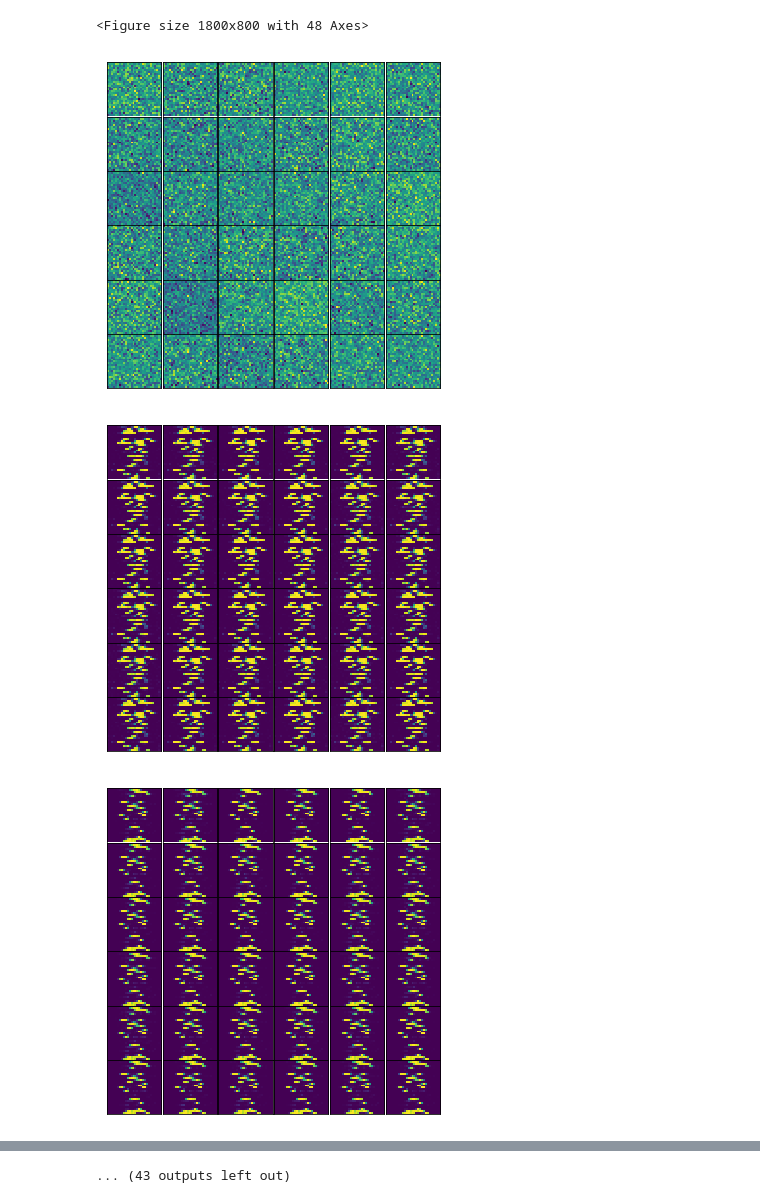
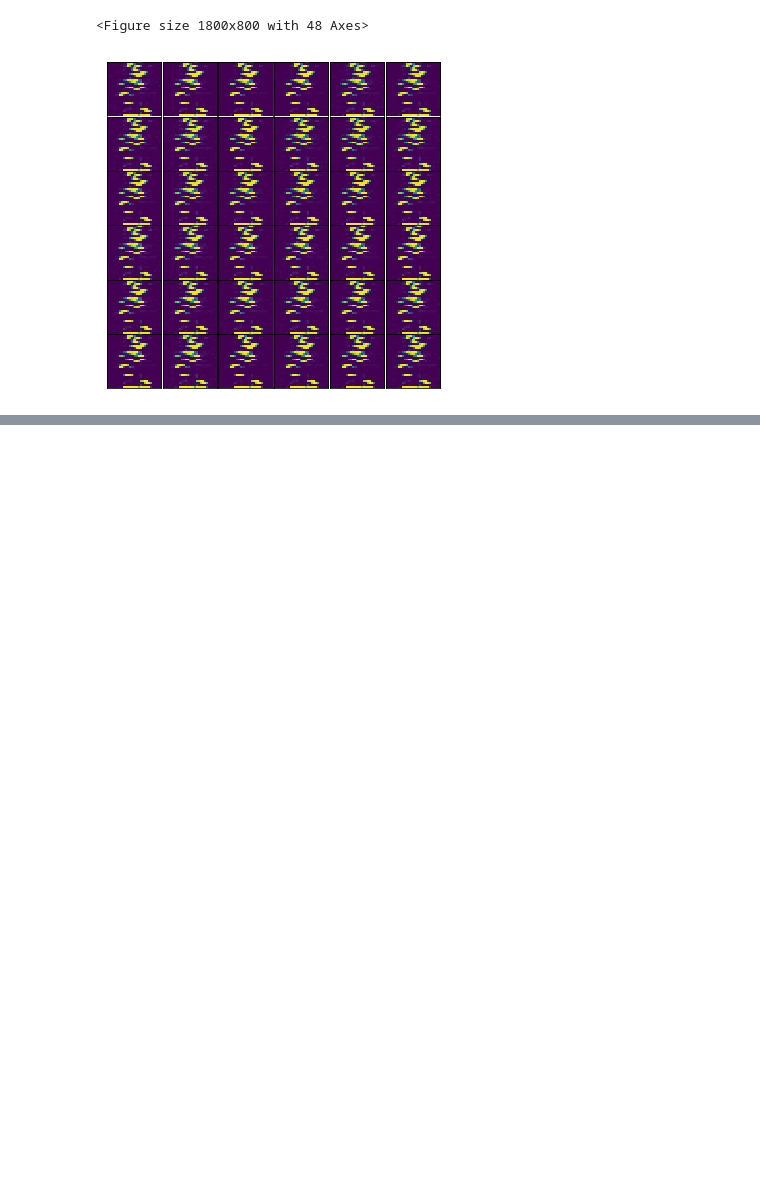
Before and after one commit to settinghead/eager_gan, a Jupyter notebook: testbed.ipynb, the cells around one changed output, grey strips where cells are left out. Drawn from its saved outputs; the diff is of its cells as text; code cells hidden in the pictures; blank space fills up the shorter version.

```diff
--- a/testbed.ipynb
+++ b/testbed.ipynb
@@ -64,7 +64,10 @@ train_dataset = train_dataset.batch(batch_size)
 
 # train_dataset
 # %%
+from IPython.display import clear_output
+
 def display_images(dataset, figsize=(6,6), denomalize=True):
+    clear_output()
     fig, axes = plt.subplots(6, 6, sharex=True, sharey=True, figsize=figsize,)
     for ii, ax in enumerate(axes.flatten()):
         img = dataset[ii,:,:]
@@ -77,7 +80,7 @@ def display_images(dataset, figsize=(6,6), denomalize=True):
     plt.subplots_adjust(wspace=0, hspace=0)
     plt.show()
 # %%
-from tensorflow.keras.layers import Dense, LeakyReLU, Activation, Flatten
+from tensorflow.keras.layers import Dense, LeakyReLU, Activation, Flatten, Dropout
 from tensorflow.keras.models import Sequential
 from tensorflow.nn import leaky_relu, tanh, sigmoid
 z_size = 128
@@ -92,9 +95,18 @@ class Generator(tf.keras.Model):
         super(Generator, self).__init__()
         n_features = z_size
         n_out = 28 * 28
-        self.fc1 = Dense(n_features, activation=leaky_relu)
-        self.fc2 = Dense(n_features * 2, activation=leaky_relu)
-        self.fc3 = Dense(n_features * 4, activation=leaky_relu)
+        self.fc1 = Sequential([
+            Dense(n_features, activation=None),
+            LeakyReLU(alpha=0.2)
+        ])
+        self.fc2 = Sequential([
+            Dense(n_features * 2, activation=None),
+            LeakyReLU(alpha=0.2)
+        ])
+        self.fc3 = Sequential([
+            Dense(n_features * 4, activation=None),
+            LeakyReLU(alpha=0.2)
+        ])
         self.out = Dense(n_out, activation=tanh)
 
     def call(self, z, is_training):
@@ -111,16 +123,19 @@ class Discriminator(tf.keras.Model):
         n_input = 28 * 28
         n_features = 256
         self.fc1 = Sequential([
-            Dense(n_input, activation='linear'),
-            LeakyReLU(alpha=alpha)
+            Dense(n_input, activation=None),
+            LeakyReLU(alpha=alpha),
+            Dropout(0.3)
         ])
         self.fc2 = Sequential([
-            Dense(n_features * 2, activation='linear'),
-            LeakyReLU(alpha=alpha)
+            Dense(n_features * 2, activation=None),
+            LeakyReLU(alpha=alpha),
+            Dropout(0.3)
         ])
         self.fc3 = Sequential([
-            Dense(n_features, activation='linear'),
-            LeakyReLU(alpha=alpha)
+            Dense(n_features, activation=None),
+            LeakyReLU(alpha=alpha),
+            Dropout(0.3)
         ])
         self.logits = Dense(1, activation=None)
         self.out = Activation(activation='sigmoid')
@@ -191,33 +206,31 @@ for counter, (batch_real_images, batch_real_labels) in enumerate(train_dataset):
     with tf.GradientTape(persistent=True) as tape:
 
         # run the generator with the random noise batch
         g_model = generator_net(fake_input, is_training=True)
 
         # run the discriminator with real input images
         d_model_real, d_logits_real = discriminator_net(batch_real_images, is_training=True)
 
         # run the discriminator with fake input images (images from the generator)
         d_model_fake, d_logits_fake = discriminator_net(g_model, is_training=True)
 
         # compute the generator loss
         gen_loss = generator_loss(d_logits_fake, d_model_fake)
 
         # compute the discriminator loss
         dis_loss = discriminator_loss(d_logits_real, d_logits_fake, smooth)
         #print("Generator loss:", gen_loss, "Discriminator loss:", dis_loss)
 
     if counter % 1000 == 0:
         generated_samples = generator_net(fake_input_test, is_training=False)
         display_images(generated_samples.numpy())
 
     discriminator_grads = tape.gradient(dis_loss, discriminator_net.variables)
     generator_grads = tape.gradient(gen_loss, generator_net.variables)
 
     discriminator_optimizer.apply_gradients(zip(discriminator_grads, discriminator_net.variables), global_step=global_counter)
     generator_optimizer.apply_gradients(zip(generator_grads, generator_net.variables), global_step=global_counter)
 
     counter += 1
 # %% [output]
-[figure, old version]
+[figure, new version]
-[figure, removed]
-[figure, removed]
@@ -233 +236,0 @@ for counter, (batch_real_images, batch_real_labels) in enumerate(train_dataset):
-... (43 outputs left out)
```
Also changed, not shown: parts of 2 cells of this notebook.
